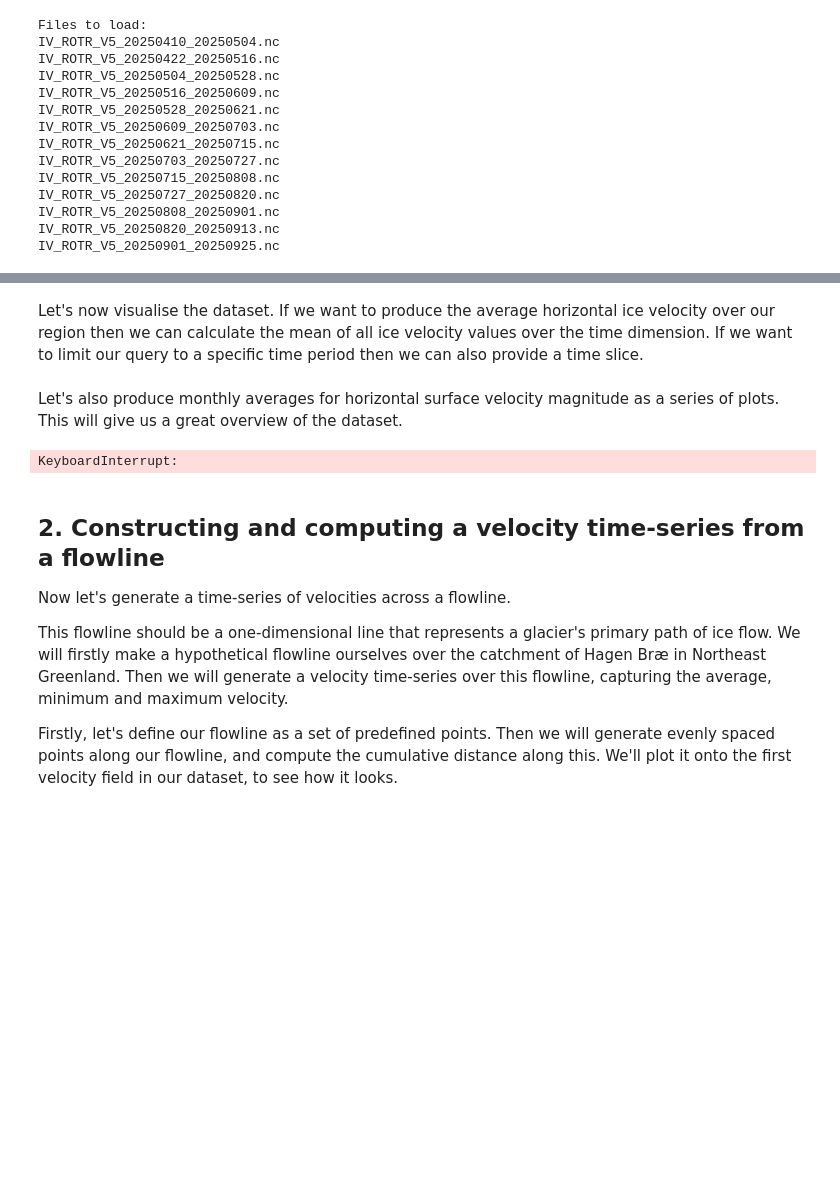
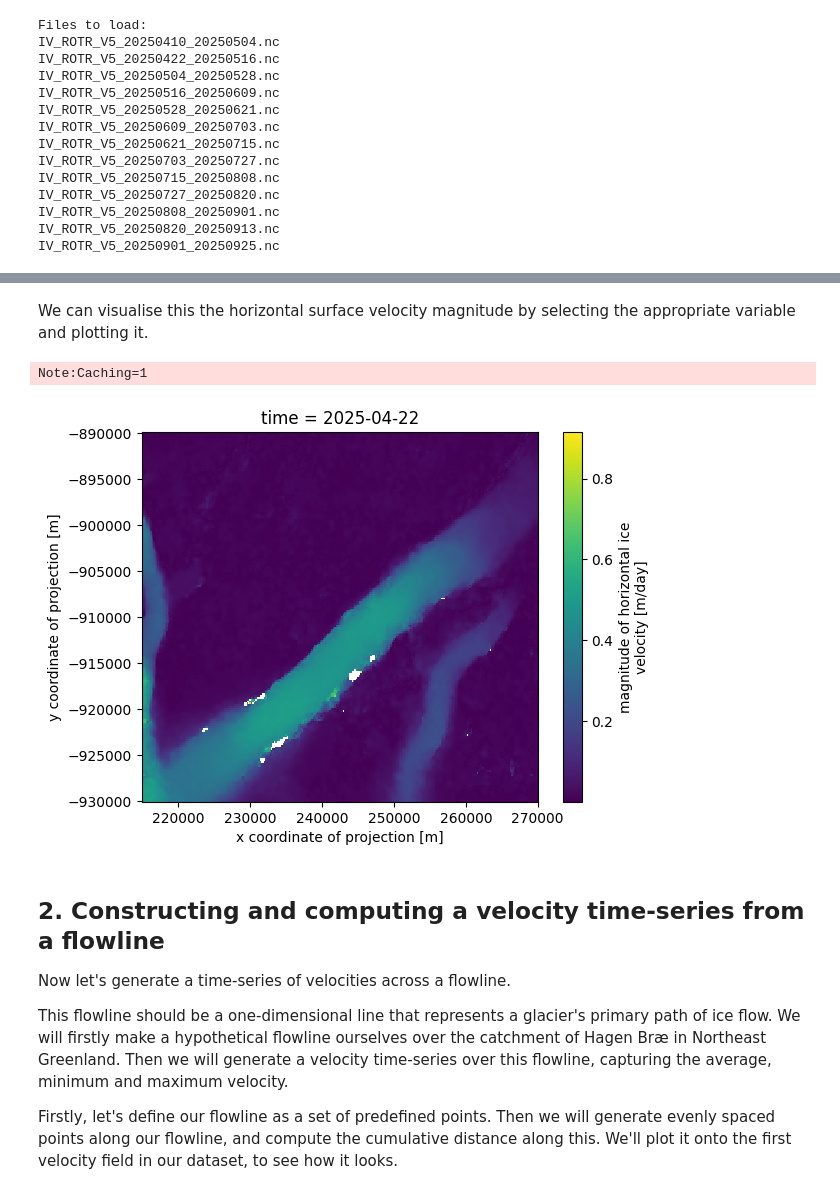
Before and after one commit to GEUS-Glaciology-and-Climate/Sentinel-1_Greenland_Ice_Velocity, a Jupyter notebook: tutorials/promice_iv_hagen_brae_tutorial.ipynb, the cells around one changed output, grey strips where cells are left out. Cells and saved outputs as stored; diff of their text form; code cells hidden in the pictures; blank space fills up the shorter version.

```diff
--- a/tutorials/promice_iv_hagen_brae_tutorial.ipynb
+++ b/tutorials/promice_iv_hagen_brae_tutorial.ipynb
@@ -59,13 +59,12 @@ end = datetime(2025, 9, 1)
 
 # Define function for extracting date range from file url
 def extract_date_range(url):
-    # Match YYYYMMDD_YYYYMMDD
     m = re.search(r'(\d{8})_(\d{8})\.nc$', url)
     if m:
         start_str, end_str = m.groups()
-        start = datetime.strptime(start_str, "%Y%m%d")
-        end = datetime.strptime(end_str, "%Y%m%d")
-        return start, end
+        s = datetime.strptime(start_str, "%Y%m%d")
+        e = datetime.strptime(end_str, "%Y%m%d")
+        return s, e
     else:
         return None, None
 
@@ -101,24 +100,20 @@ Right, we now have a list of file URLs that we can combine and open with xarray.
 # %%
-# Open dataset
-ds = xr.open_mfdataset(
-    filtered_urls,
-    data_vars="all",
-    combine="by_coords",
-    chunks={"time": 1}
-)
-
 # Define region of interest
 x1=215000
 x2=270000
 y1=-890000
 y2=-930000
 
-# Extract dataset only for region
-region = ds.sel(
-    x=slice(x1, x2),
-    y=slice(y1, y2),
-    time=slice(start, end)
-)
+# Open dataset and extract region
+with xr.open_dataset(filtered_urls[0]) as ds:
+    region = ds.sel(
+                    x = slice(x1,x2),
+                    y = slice(y1,y2),
+    )
+
+# Close connection to dataset
+ds.close()
+del ds
 
 region
 # %% [output]
@@ -142,43 +138,16 @@ Data variables:
 # %% [markdown]
-Let's now visualise the dataset. If we want to produce the average horizontal ice velocity over our region then we can calculate the mean of all ice velocity values over the time dimension. If we want to limit our query to a specific time period then we can also provide a time slice.
+We can visualise this the horizontal surface velocity magnitude by selecting the appropriate variable and plotting it.
 # %%
-# Define time period
-start = "2025-08-01"
-end =  "2025-09-01"
-
-# Extract horizontal velocity magnitude
-velocity = region["land_ice_surface_velocity_magnitude"]
-
-# Calculate mean for all values across the defined time period
-average_velocity = velocity.sel(time=slice(start, end)).mean(dim="time")
+# Extract horizontal velocity magnitude at first time step
+velocity_first = region["land_ice_surface_velocity_magnitude"].isel(time=0)
 
 # Plot horizontal velocity magnitude at Hagen Brae for first time step
 plt.figure()
-average_velocity.plot()
-plt.title(f"Average ice velocity magnitude from {start} to {end}")
+velocity_first.plot()
 plt.show()
+# %% [output]
+Note:Caching=1
+[figure, added]
-# %% [markdown]
-Let's also produce monthly averages for horizontal surface velocity magnitude as a series of plots. This will give us a great overview of the dataset.
-# %%
-# Group horizontal surface velocities by month and compute averages
-monthly_velocity = velocity.groupby("time.month").mean(dim="time")
-
-# Find max and min values to compute
-# consist colour scale
-vmin = float(monthly_velocity.min())
-vmax = float(monthly_velocity.max())
-
-# Plot all annual summer melt season velocities
-plt.figure()
-monthly_velocity.plot(
-    col="month",
-    col_wrap=3,
-    vmin=vmin,
-    vmax=vmax
-)
-plt.show()
-# %% [output]
-KeyboardInterrupt:
 # %% [markdown]
 ## 2. Constructing and computing a velocity time-series from a flowline
 
```
Also changed, not shown: parts of 9 cells of this notebook.
